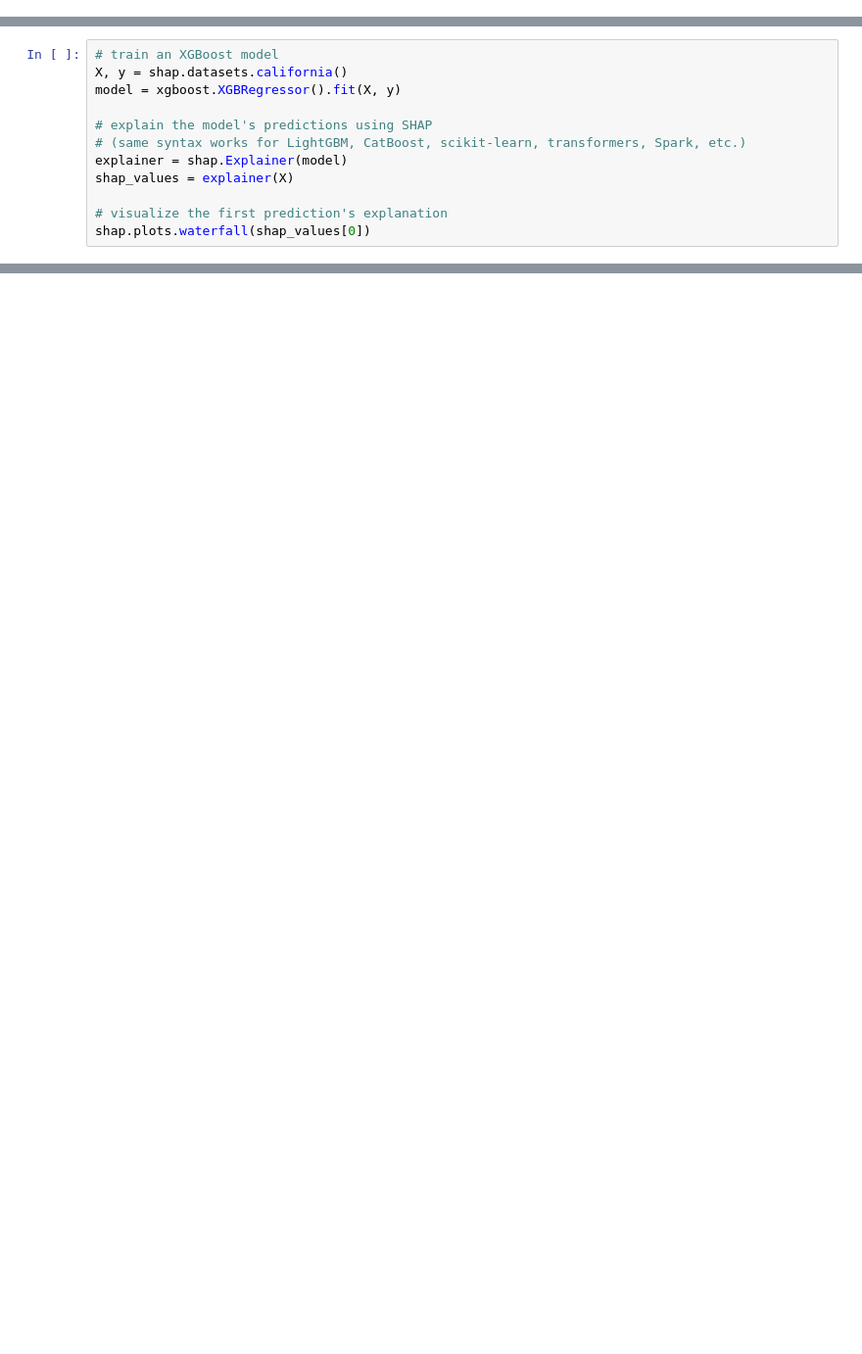
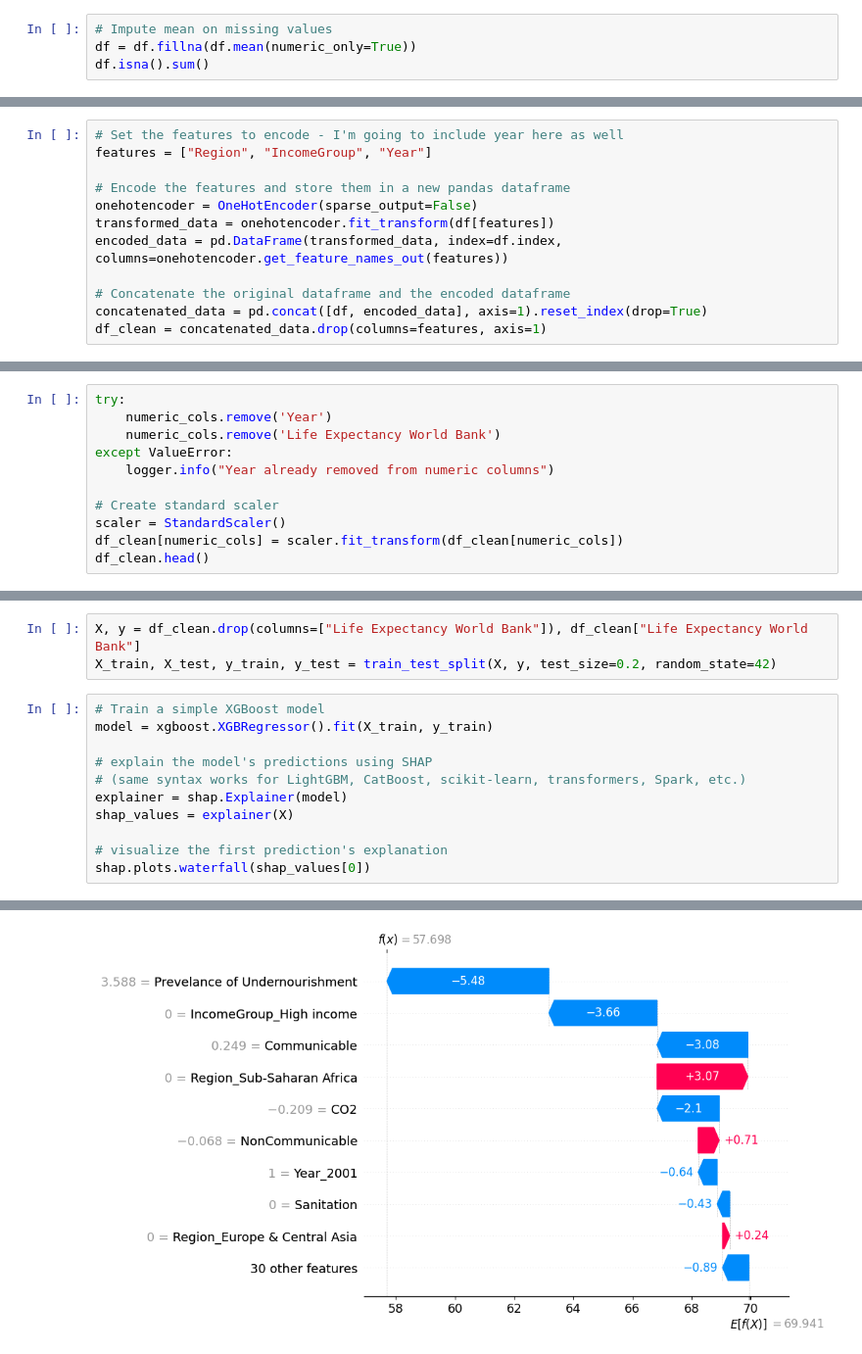
Before and after one commit to etav22/old-shap, a Jupyter notebook: main.ipynb, the cells around one changed output, grey strips where cells are left out. Shown at 98% size. Drawn from its saved outputs; the diff is of its cells as text; blank space fills up the shorter version.

Commit message:
fix: baseline data preprocessing

```diff
--- a/main.ipynb
+++ b/main.ipynb
@@ -69,0 +95,4 @@ life_expectancy
+# %%
+# Impute mean on missing values
+df = df.fillna(df.mean(numeric_only=True))
+df.isna().sum()
@@ -69,0 +116,12 @@ life_expectancy
+# %%
+# Set the features to encode - I'm going to include year here as well
+features = ["Region", "IncomeGroup", "Year"]
+
+# Encode the features and store them in a new pandas dataframe
+onehotencoder = OneHotEncoder(sparse_output=False)
+transformed_data = onehotencoder.fit_transform(df[features])
+encoded_data = pd.DataFrame(transformed_data, index=df.index, columns=onehotencoder.get_feature_names_out(features))
+
+# Concatenate the original dataframe and the encoded dataframe
+concatenated_data = pd.concat([df, encoded_data], axis=1).reset_index(drop=True)
+df_clean = concatenated_data.drop(columns=features, axis=1)
@@ -69,0 +130,11 @@ life_expectancy
+# %%
+try:
+	numeric_cols.remove('Year')
+	numeric_cols.remove('Life Expectancy World Bank')
+except ValueError:
+	logger.info("Year already removed from numeric columns")
+
+# Create standard scaler
+scaler = StandardScaler()
+df_clean[numeric_cols] = scaler.fit_transform(df_clean[numeric_cols])
+df_clean.head()
@@ -70,7 +155,9 @@ life_expectancy
+# %%
+X, y = df_clean.drop(columns=["Life Expectancy World Bank"]), df_clean["Life Expectancy World Bank"]
+X_train, X_test, y_train, y_test = train_test_split(X, y, test_size=0.2, random_state=42)
 # %%
-# train an XGBoost model
-X, y = shap.datasets.california()
-model = xgboost.XGBRegressor().fit(X, y)
+# Train a simple XGBoost model
+model = xgboost.XGBRegressor().fit(X_train, y_train)
 
 # explain the model's predictions using SHAP
 # (same syntax works for LightGBM, CatBoost, scikit-learn, transformers, Spark, etc.)
@@ -79,3 +166,4 @@ shap_values = explainer(X)
 
 # visualize the first prediction's explanation
 shap.plots.waterfall(shap_values[0])
+# %% [output]
@@ -81,0 +180 @@ shap.plots.waterfall(shap_values[0])
+[figure, added]
```
Also changed, not shown: parts of 29 cells of this notebook, 1 other file.
